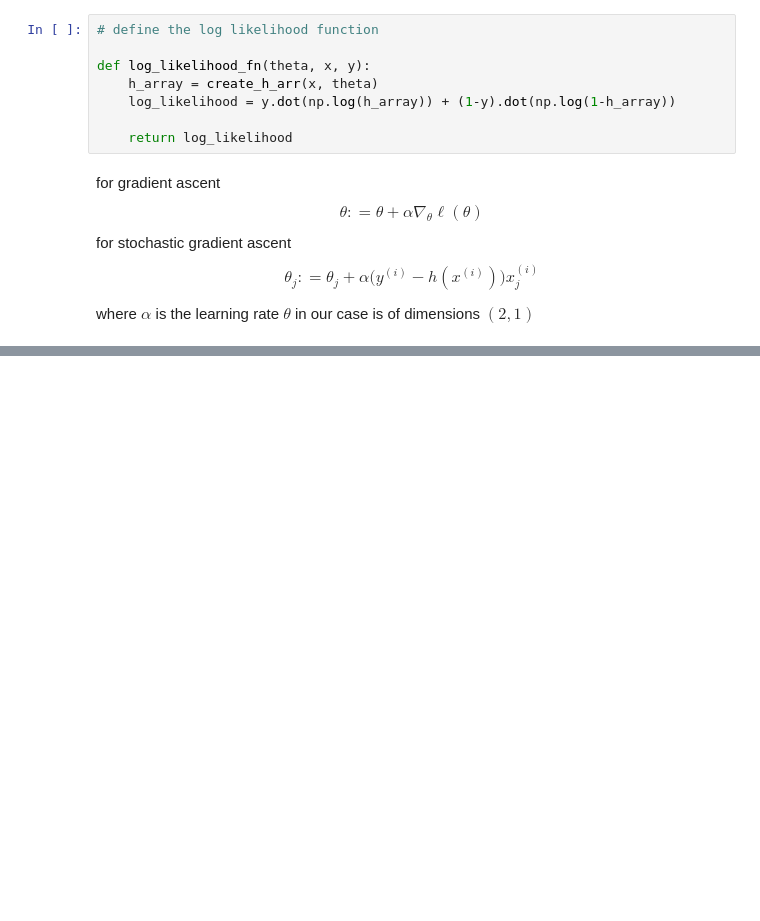
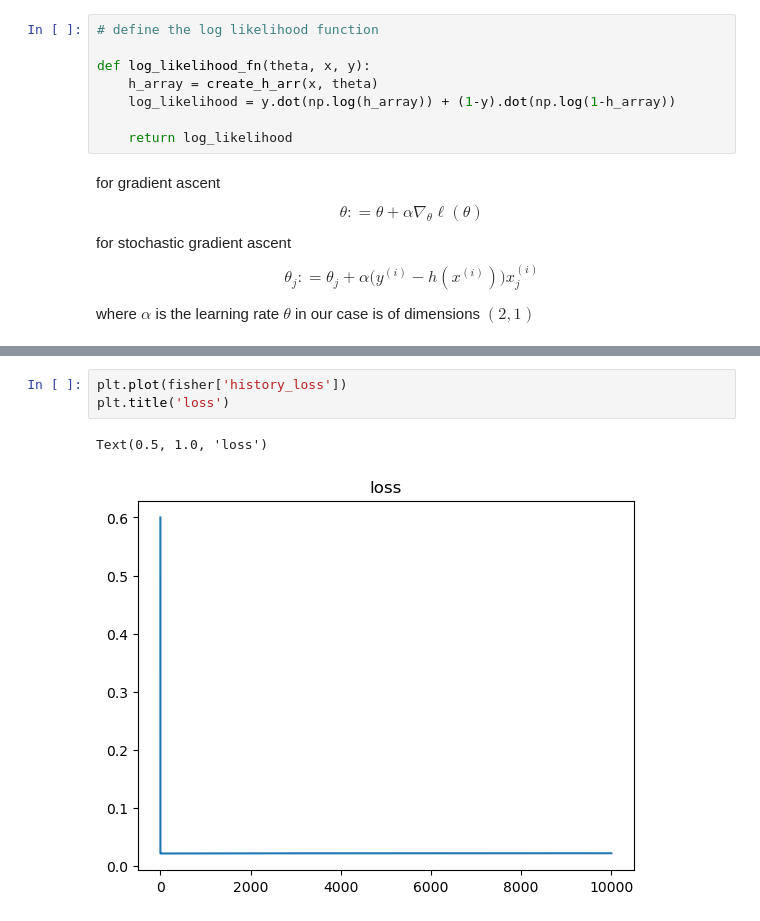
Before and after one commit to aakashks/dsg-lecture-assignments-aks, a Jupyter notebook: aakashks/assMath/2B-q3.ipynb, the cells around one changed output, grey strips where cells are left out. Drawn from its saved outputs; the diff is of its cells as text; blank space fills up the shorter version.

```diff
--- a/aakashks/assMath/2B-q3.ipynb
+++ b/aakashks/assMath/2B-q3.ipynb
@@ -155,0 +192,6 @@ Text(0, 0.5, 'theta1(intercept)')
+# %%
+plt.plot(fisher['history_loss'])
+plt.title('loss')
+# %% [output]
+Text(0.5, 1.0, 'loss')
+[figure, added]
```
Also changed, not shown: parts of 9 cells of this notebook.
